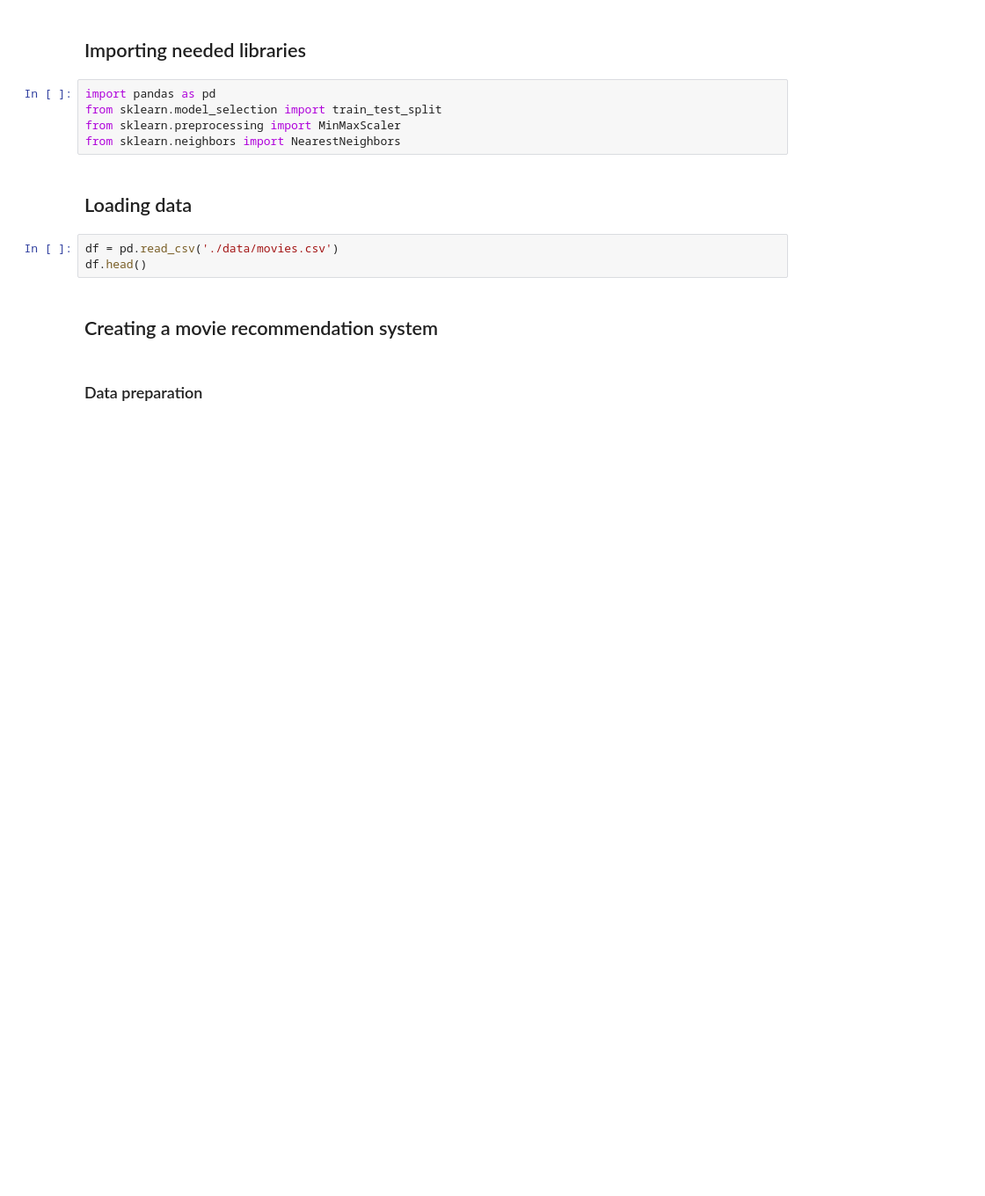
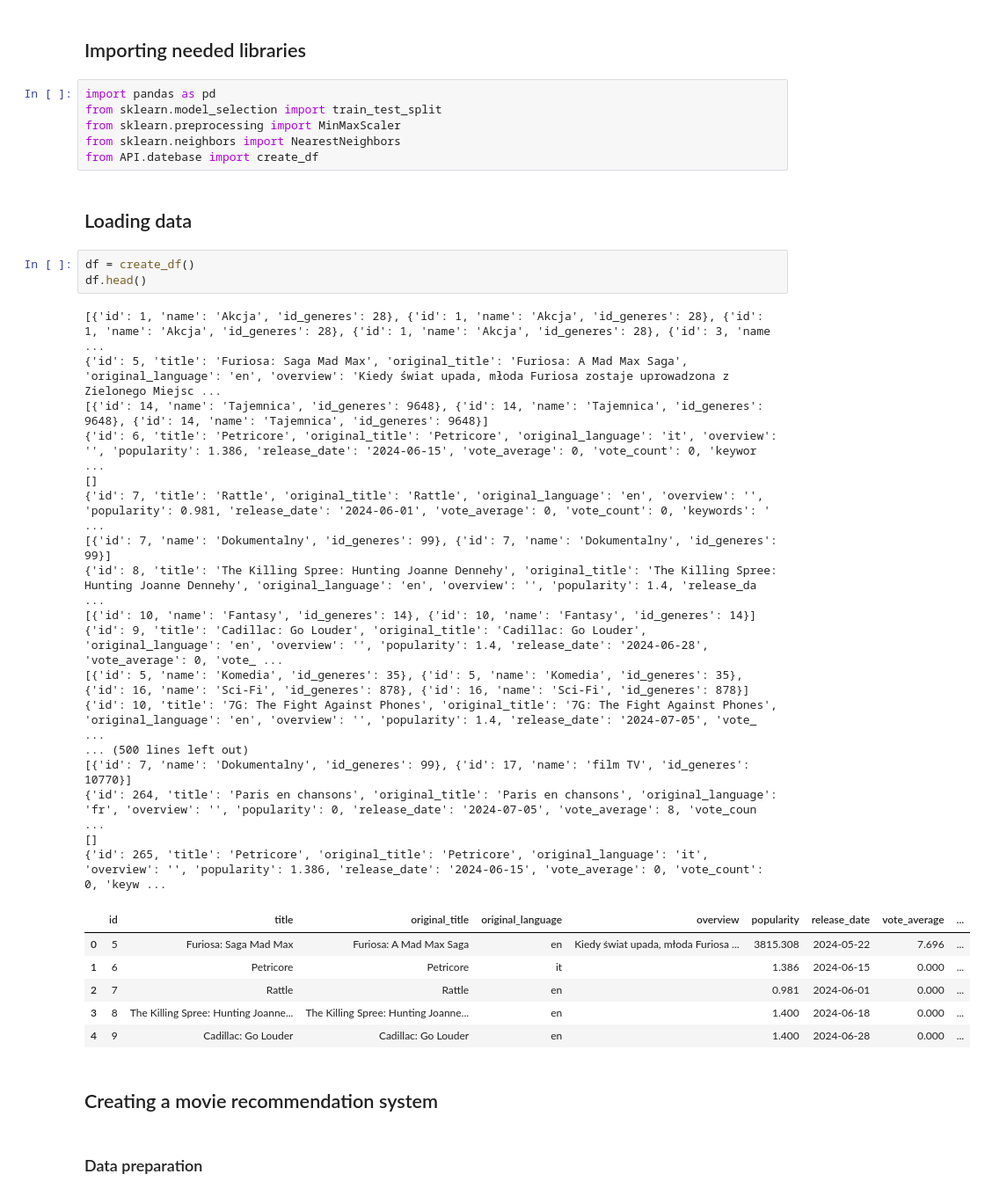
Before and after one commit to WojciechMankowski/movie-recommendations, a Jupyter notebook: main.ipynb, the cells around one changed output. Shown at 88% size. Saved outputs shown, nothing was run; the diff lists cells and outputs as text; blank space fills up the shorter version.

```diff
--- a/main.ipynb
+++ b/main.ipynb
@@ -5,11 +5,36 @@ import pandas as pd
 from sklearn.model_selection import train_test_split
 from sklearn.preprocessing import MinMaxScaler
 from sklearn.neighbors import NearestNeighbors
+from API.datebase import create_df
 # %% [markdown]
 ## Loading data
 # %%
-df = pd.read_csv('./data/movies.csv')
+df = create_df()
 df.head()
+# %% [output]
+[{'id': 1, 'name': 'Akcja', 'id_generes': 28}, {'id': 1, 'name': 'Akcja', 'id_generes': 28}, {'id': 1, 'name': 'Akcja', 'id_generes': 28}, {'id': 1, 'name': 'Akcja', 'id_generes': 28}, {'id': 3, 'name ...
+{'id': 5, 'title': 'Furiosa: Saga Mad Max', 'original_title': 'Furiosa: A Mad Max Saga', 'original_language': 'en', 'overview': 'Kiedy świat upada, młoda Furiosa zostaje uprowadzona z Zielonego Miejsc ...
+[{'id': 14, 'name': 'Tajemnica', 'id_generes': 9648}, {'id': 14, 'name': 'Tajemnica', 'id_generes': 9648}, {'id': 14, 'name': 'Tajemnica', 'id_generes': 9648}]
+{'id': 6, 'title': 'Petricore', 'original_title': 'Petricore', 'original_language': 'it', 'overview': '', 'popularity': 1.386, 'release_date': '2024-06-15', 'vote_average': 0, 'vote_count': 0, 'keywor ...
+[]
+{'id': 7, 'title': 'Rattle', 'original_title': 'Rattle', 'original_language': 'en', 'overview': '', 'popularity': 0.981, 'release_date': '2024-06-01', 'vote_average': 0, 'vote_count': 0, 'keywords': ' ...
+[{'id': 7, 'name': 'Dokumentalny', 'id_generes': 99}, {'id': 7, 'name': 'Dokumentalny', 'id_generes': 99}]
+{'id': 8, 'title': 'The Killing Spree: Hunting Joanne Dennehy', 'original_title': 'The Killing Spree: Hunting Joanne Dennehy', 'original_language': 'en', 'overview': '', 'popularity': 1.4, 'release_da ...
+[{'id': 10, 'name': 'Fantasy', 'id_generes': 14}, {'id': 10, 'name': 'Fantasy', 'id_generes': 14}]
+{'id': 9, 'title': 'Cadillac: Go Louder', 'original_title': 'Cadillac: Go Louder', 'original_language': 'en', 'overview': '', 'popularity': 1.4, 'release_date': '2024-06-28', 'vote_average': 0, 'vote_ ...
+[{'id': 5, 'name': 'Komedia', 'id_generes': 35}, {'id': 5, 'name': 'Komedia', 'id_generes': 35}, {'id': 16, 'name': 'Sci-Fi', 'id_generes': 878}, {'id': 16, 'name': 'Sci-Fi', 'id_generes': 878}]
+{'id': 10, 'title': '7G: The Fight Against Phones', 'original_title': '7G: The Fight Against Phones', 'original_language': 'en', 'overview': '', 'popularity': 1.4, 'release_date': '2024-07-05', 'vote_ ...
+... (500 lines left out)
+[{'id': 7, 'name': 'Dokumentalny', 'id_generes': 99}, {'id': 17, 'name': 'film TV', 'id_generes': 10770}]
+{'id': 264, 'title': 'Paris en chansons', 'original_title': 'Paris en chansons', 'original_language': 'fr', 'overview': '', 'popularity': 0, 'release_date': '2024-07-05', 'vote_average': 8, 'vote_coun ...
+[]
+{'id': 265, 'title': 'Petricore', 'original_title': 'Petricore', 'original_language': 'it', 'overview': '', 'popularity': 1.386, 'release_date': '2024-06-15', 'vote_average': 0, 'vote_count': 0, 'keyw ...
+|  | id | title | original_title | original_language | overview | popularity | release_date | vote_average | ... |
+| 0 | 5 | Furiosa: Saga Mad Max | Furiosa: A Mad Max Saga | en | Kiedy świat upada, młoda Furiosa ... | 3815.308 | 2024-05-22 | 7.696 | ... |
+| 1 | 6 | Petricore | Petricore | it |  | 1.386 | 2024-06-15 | 0.000 | ... |
+| 2 | 7 | Rattle | Rattle | en |  | 0.981 | 2024-06-01 | 0.000 | ... |
+| 3 | 8 | The Killing Spree: Hunting Joanne... | The Killing Spree: Hunting Joanne... | en |  | 1.400 | 2024-06-18 | 0.000 | ... |
+| 4 | 9 | Cadillac: Go Louder | Cadillac: Go Louder | en |  | 1.400 | 2024-06-28 | 0.000 | ... |
 # %% [markdown]
 ## Creating a movie recommendation system
 # %% [markdown]
```
Also changed, not shown: parts of 6 cells of this notebook, 17 other files.
